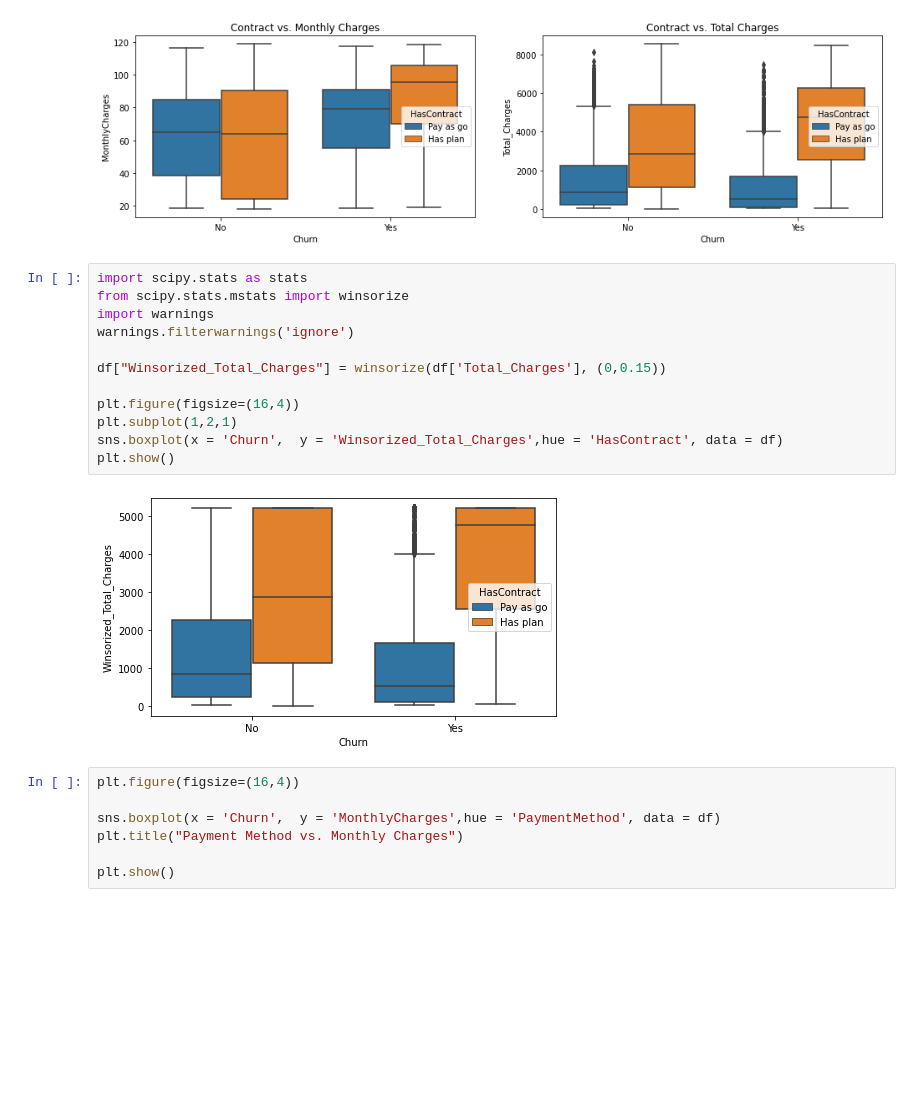
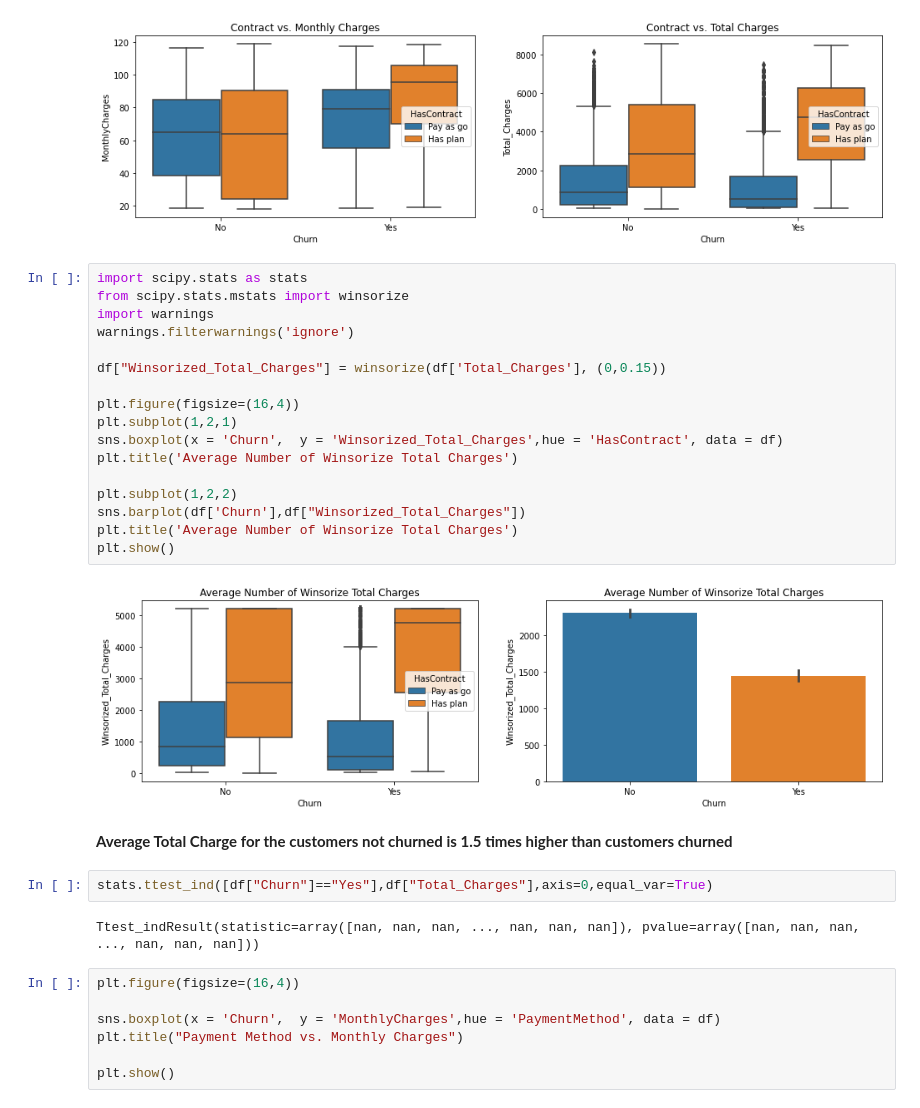
Before and after one commit to mertdonmez93/Odevler, a Jupyter notebook: Telco_Project.ipynb, the cells around one changed output. Cells and saved outputs as stored; diff of their text form; blank space fills up the shorter version.

```diff
--- a/Telco_Project.ipynb
+++ b/Telco_Project.ipynb
@@ -195,17 +195,28 @@ plt.show()
 # %%
 import scipy.stats as stats
 from scipy.stats.mstats import winsorize
 import warnings
 warnings.filterwarnings('ignore')
 
 df["Winsorized_Total_Charges"] = winsorize(df['Total_Charges'], (0,0.15))
 
 plt.figure(figsize=(16,4))
 plt.subplot(1,2,1)
 sns.boxplot(x = 'Churn',  y = 'Winsorized_Total_Charges',hue = 'HasContract', data = df)
+plt.title('Average Number of Winsorize Total Charges')
+
+plt.subplot(1,2,2)
+sns.barplot(df['Churn'],df["Winsorized_Total_Charges"])
+plt.title('Average Number of Winsorize Total Charges')
 plt.show()
 # %% [output]
-[figure, old version]
+[figure, new version]
+# %% [markdown]
+**Average Total Charge for the customers not churned is 1.5 times higher than customers  churned**
+# %%
+stats.ttest_ind([df["Churn"]=="Yes"],df["Total_Charges"],axis=0,equal_var=True)
+# %% [output]
+Ttest_indResult(statistic=array([nan, nan, nan, ..., nan, nan, nan]), pvalue=array([nan, nan, nan, ..., nan, nan, nan]))
 # %%
 plt.figure(figsize=(16,4))
 
```
Also changed, not shown: parts of 10 cells of this notebook.
